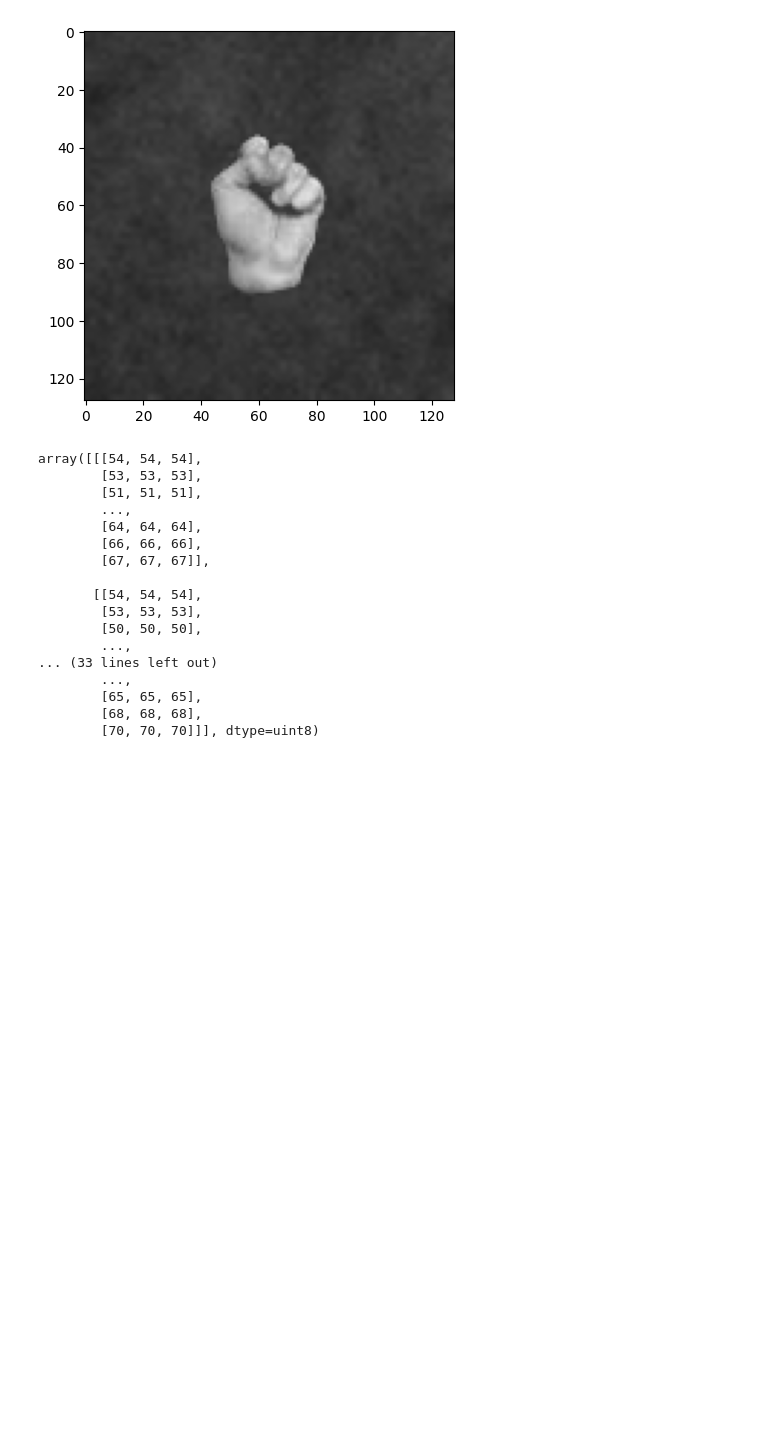
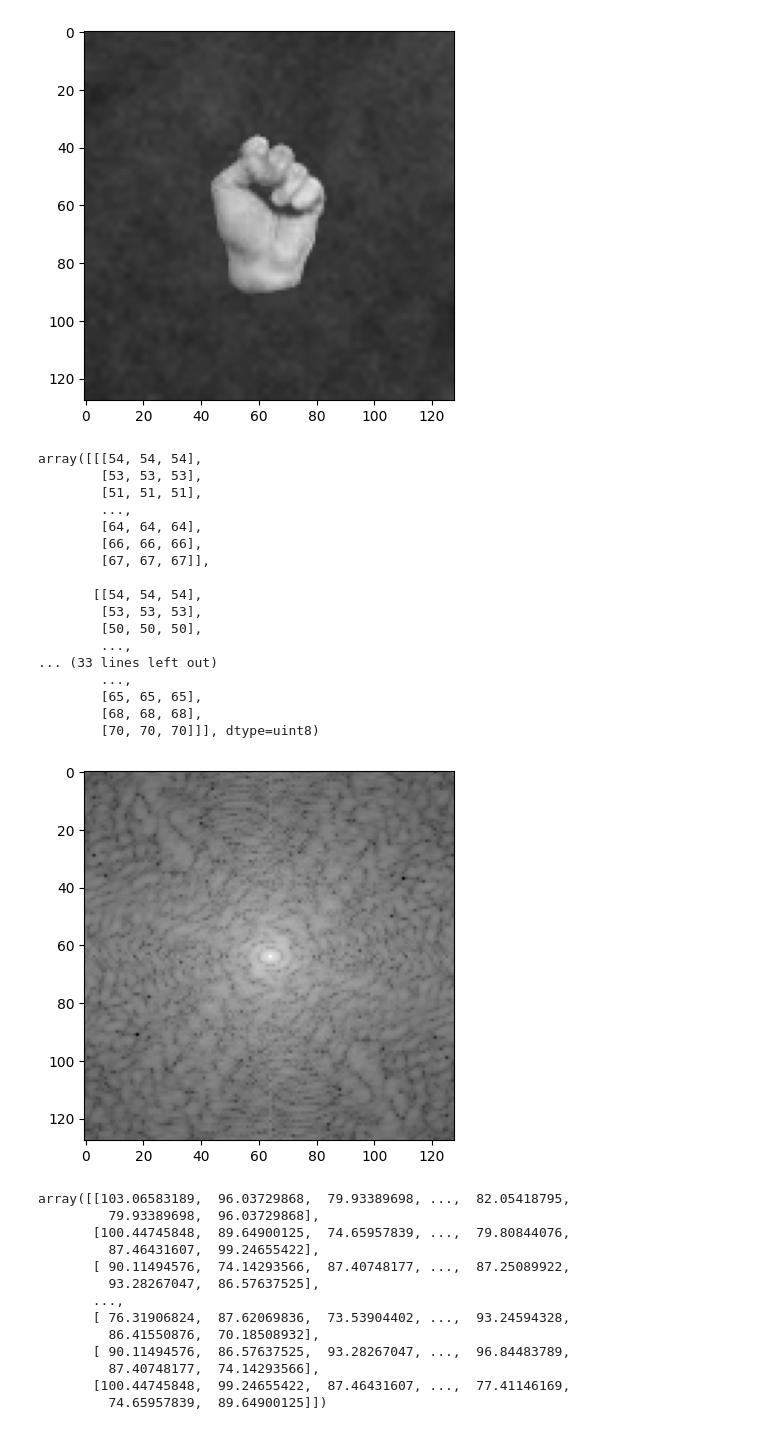
Before and after one commit to landergerotto/FingerPredictions, a Jupyter notebook: main.ipynb, the cells around one changed output. Drawn from its saved outputs; the diff is of its cells as text; code cells hidden in the pictures; blank space fills up the shorter version.

```diff
--- a/main.ipynb
+++ b/main.ipynb
@@ -76,9 +76,3 @@ def load_images_from_folder(folder):
         if img is not None:
             images.append(img)
     return images
-# %%
-folders = glob.glob('data\\original\\*')
-images_list = []
-for folder in folders:
-    for f in glob.glob(folder+'/*.jpg'):
-        images_list.append(f)
@@ -142,6 +135,7 @@ array([[[54, 54, 54],
         [68, 68, 68],
         [70, 70, 70]]], dtype=uint8)
 # %%
+# Saving all binarized images
 for i in range(len(limiarized)):
     # Create a folder for the current index if it doesn't exist
     folder_path = f"data/Binarized/{i}"
@@ -150,8 +144,41 @@ for i in range(len(limiarized)):
     # Loop through each binary image in limiarized[i]
     for img_index, img in enumerate(limiarized[i]):
         # Get the original image name
-        original_img_name = f"data/original/{i}/{img_index}.png"  # Update this according to your file naming convention
+        img_name = f"{img_index}.png"  # Update this according to your file naming convention
 
         # Save the binary image with the original name in the corresponding folder
-        save_path = os.path.join(folder_path, os.path.basename(original_img_name))
+        save_path = os.path.join(folder_path, os.path.basename(img_name))
         cv.imwrite(save_path, img)
+# %%
+# Fast Fourier Transform
+fourier = [
+    [],
+    [],
+    [],
+    [],
+    [],
+    []
+]
+
+for i in range(6):
+    for img in original_images[i]:
+        img = cv.cvtColor(img, cv.COLOR_BGR2GRAY)
+        img = fft(img)
+        img = mag(img)
+        fourier[i].append(img)
+show((fourier[0][0]))
+# %% [output]
+[figure, added]
+array([[103.06583189,  96.03729868,  79.93389698, ...,  82.05418795,
+         79.93389698,  96.03729868],
+       [100.44745848,  89.64900125,  74.65957839, ...,  79.80844076,
+         87.46431607,  99.24655422],
+       [ 90.11494576,  74.14293566,  87.40748177, ...,  87.25089922,
+         93.28267047,  86.57637525],
+       ...,
+       [ 76.31906824,  87.62069836,  73.53904402, ...,  93.24594328,
+         86.41550876,  70.18508932],
+       [ 90.11494576,  86.57637525,  93.28267047, ...,  96.84483789,
+         87.40748177,  74.14293566],
+       [100.44745848,  99.24655422,  87.46431607, ...,  77.41146169,
+         74.65957839,  89.64900125]])
```
Also changed, not shown: parts of 6 cells of this notebook, 1 other file.
